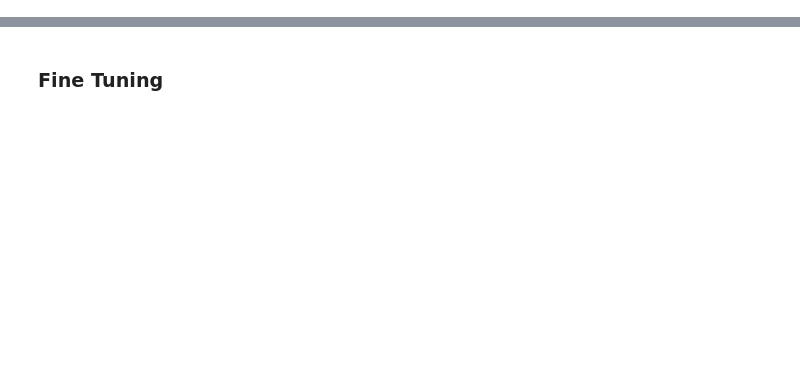
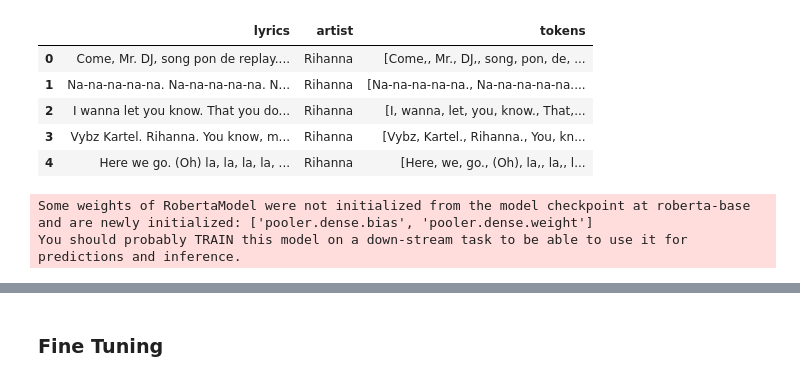
Before and after one commit to jiayinliu25/compsci376_project, a Jupyter notebook: distillbert.ipynb, the cells around one changed output, grey strips where cells are left out. Saved outputs shown, nothing was run; the diff lists cells and outputs as text; code cells hidden in the pictures; blank space fills up the shorter version.

```diff
--- a/distillbert.ipynb
+++ b/distillbert.ipynb
@@ -28,10 +37,33 @@ from tqdm import tqdm
 # %%
 tokenizer = DistilBertTokenizer.from_pretrained('distilbert-base-uncased')
 bert_model = DistilBertModel.from_pretrained('distilbert-base-uncased')
-# %%
-df = pd.read_csv('3artist.csv')
-df.head()
-df['tokens'] = df['clean_lyrics'].apply(lambda x: x.split())
+# %%
+import re
+songs={}
+artists=["Rihanna",
+    "TaylorSwift","Beyonce","ArianaGrande"]
+
+def read_file(artist):
+    df=pd.read_csv(artist+".csv")
+    df = pd.DataFrame({
+    "lyrics": df['lyrics'].apply(lambda text: re.sub(r'\s*\n\s*', '. ', text)),
+    "artist": artist
+    })
+    return df
+
+for artist in artists:
+    songs[artist]=read_file(artist)
+
+df = pd.concat(songs.values(), ignore_index=True)
+df['tokens'] = df['lyrics'].apply(lambda x: x.split())
+df.head()
+# %% [output]
+|  | lyrics | artist | tokens |
+| 0 | Come, Mr. DJ, song pon de replay.... | Rihanna | [Come,, Mr., DJ,, song, pon, de, ... |
+| 1 | Na-na-na-na-na. Na-na-na-na-na. N... | Rihanna | [Na-na-na-na-na., Na-na-na-na-na.... |
+| 2 | I wanna let you know. That you do... | Rihanna | [I, wanna, let, you, know., That,... |
+| 3 | Vybz Kartel. Rihanna. You know, m... | Rihanna | [Vybz, Kartel., Rihanna., You, kn... |
+| 4 | Here we go. (Oh) la, la, la, la, ... | Rihanna | [Here, we, go., (Oh), la,, la,, l... |
 # %%
 import matplotlib.pyplot as plt
 import seaborn as sns
@@ -38 +170,29 @@ import seaborn as sns
+# %%
+# 1. Instantiate tokenizer & model once
+from transformers import RobertaTokenizerFast, RobertaModel
+
+tokenizer = RobertaTokenizerFast.from_pretrained("roberta-base")
+model     = RobertaModel.from_pretrained("roberta-base")
+le = LabelEncoder()
+df['encoded_label'] = le.fit_transform(df['artist'])
+X,y=df['lyrics'],df['encoded_label']
+
+X_train_text, X_test_text, y_train, y_test = train_test_split(
+    X, y, stratify=y,test_size=0.2, random_state=0
+)
+
+# 2. Encode train/test
+X_train_vec = get_bert_embeddings(
+    X_train_text.tolist(),
+    tokenizer,
+    model
+)
+X_test_vec  = get_bert_embeddings(
+    X_test_text.tolist(),
+    tokenizer,
+    model
+)
+# %% [output]
+Some weights of RobertaModel were not initialized from the model checkpoint at roberta-base and are newly initialized: ['pooler.dense.bias', 'pooler.dense.weight']
+You should probably TRAIN this model on a down-stream task to be able to use it for predictions and inference.
 # %%
```
Also changed, not shown: parts of 8 cells of this notebook, 1 other file.
